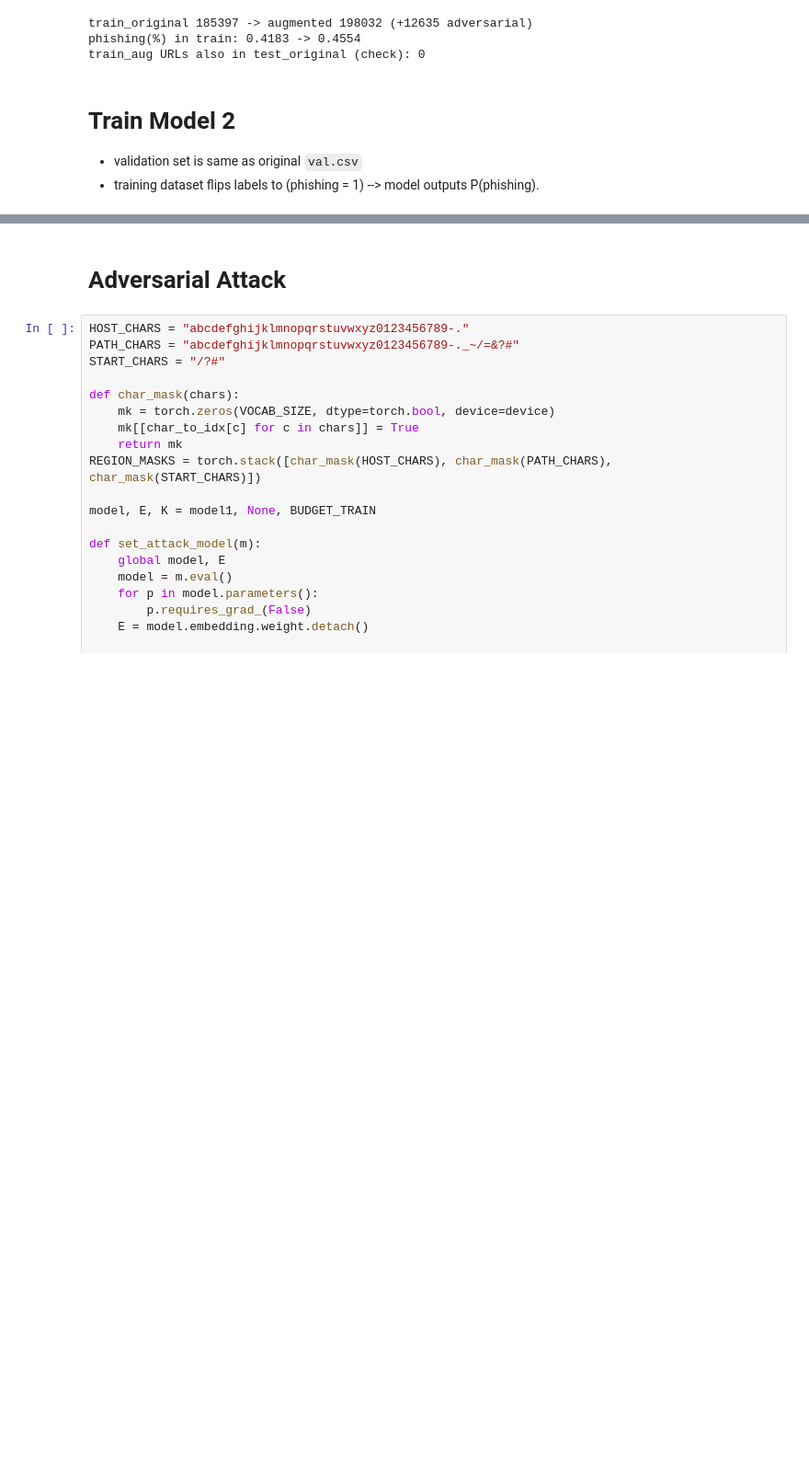
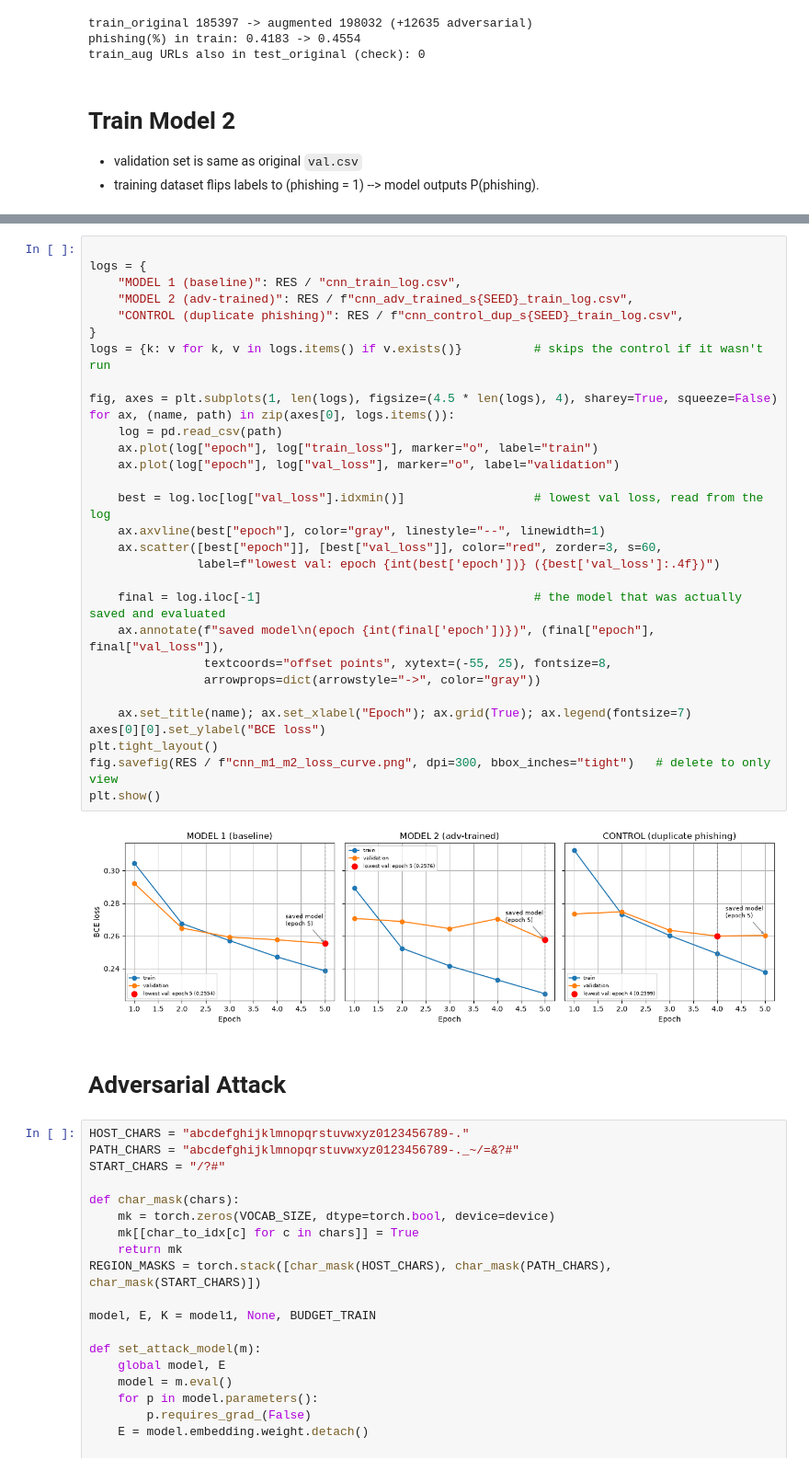
Before and after one commit to neo-nicole/dsa4266-group7, a Jupyter notebook: notebooks/cnn_model2.ipynb, the cells around one changed output, grey strips where cells are left out. Shown at 92% size. Saved outputs shown, nothing was run; the diff lists cells and outputs as text; blank space fills up the shorter version.

Commit message:
run cnn adversarial training and eval, update eval script

```diff
--- a/notebooks/cnn_model2.ipynb
+++ b/notebooks/cnn_model2.ipynb
@@ -152,3 +154,35 @@ if RUN_CONTROL:
+# %%
+
+logs = {
+    "MODEL 1 (baseline)": RES / "cnn_train_log.csv",
+    "MODEL 2 (adv-trained)": RES / f"cnn_adv_trained_s{SEED}_train_log.csv",
+    "CONTROL (duplicate phishing)": RES / f"cnn_control_dup_s{SEED}_train_log.csv",
+}
+logs = {k: v for k, v in logs.items() if v.exists()}          # skips the control if it wasn't run
+
+fig, axes = plt.subplots(1, len(logs), figsize=(4.5 * len(logs), 4), sharey=True, squeeze=False)
+for ax, (name, path) in zip(axes[0], logs.items()):
+    log = pd.read_csv(path)
+    ax.plot(log["epoch"], log["train_loss"], marker="o", label="train")
+    ax.plot(log["epoch"], log["val_loss"], marker="o", label="validation")
+
+    best = log.loc[log["val_loss"].idxmin()]                  # lowest val loss, read from the log
+    ax.axvline(best["epoch"], color="gray", linestyle="--", linewidth=1)
+    ax.scatter([best["epoch"]], [best["val_loss"]], color="red", zorder=3, s=60,
+               label=f"lowest val: epoch {int(best['epoch'])} ({best['val_loss']:.4f})")
+
+    final = log.iloc[-1]                                      # the model that was actually saved and evaluated
+    ax.annotate(f"saved model\n(epoch {int(final['epoch'])})", (final["epoch"], final["val_loss"]),
+                textcoords="offset points", xytext=(-55, 25), fontsize=8,
+                arrowprops=dict(arrowstyle="->", color="gray"))
+
+    ax.set_title(name); ax.set_xlabel("Epoch"); ax.grid(True); ax.legend(fontsize=7)
+axes[0][0].set_ylabel("BCE loss")
+plt.tight_layout()
+fig.savefig(RES / f"cnn_m1_m2_loss_curve.png", dpi=300, bbox_inches="tight")   # delete to only view
+plt.show()
+# %% [output]
+[figure, added]
 # %% [markdown]
 # Adversarial Attack
 # %%
```
Also changed, not shown: parts of 10 cells of this notebook, 10 other files.
